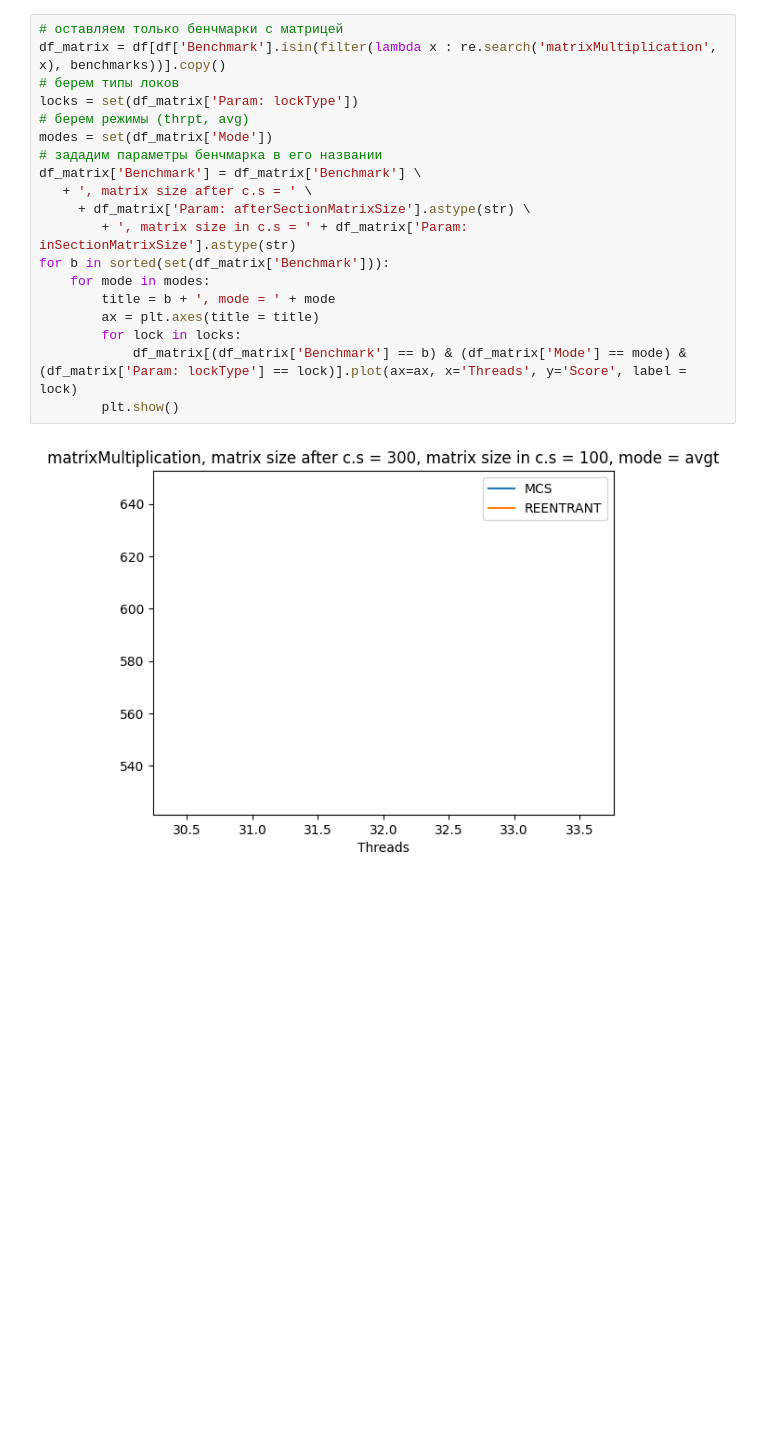
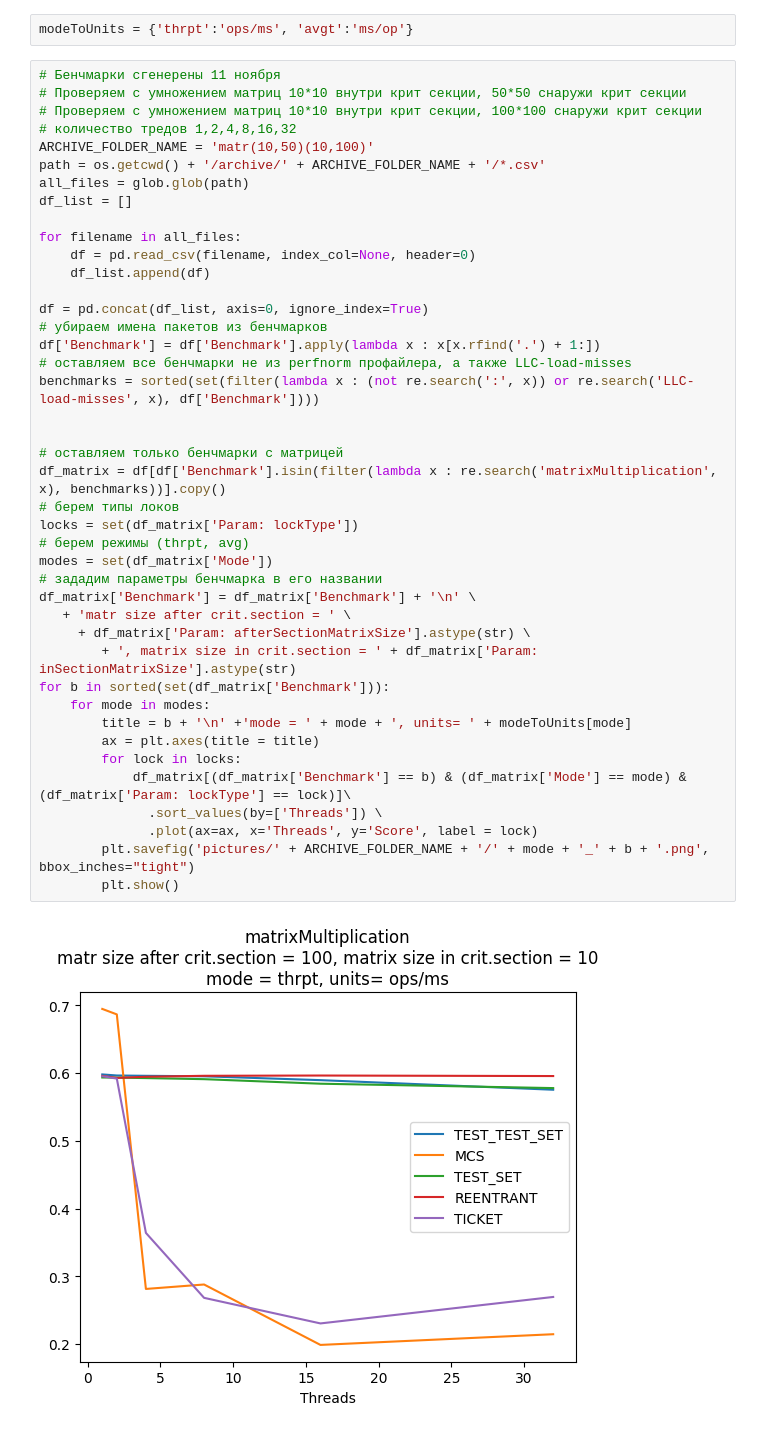
Before and after one commit to ricnorr/vthreads-numa-lock, a Jupyter notebook: scripts/benchmark_visualiser.ipynb, the cells around one changed output. Saved outputs shown, nothing was run; the diff lists cells and outputs as text; blank space fills up the shorter version.

Commit message:
changes in benchmark_visualiser

```diff
--- a/scripts/benchmark_visualiser.ipynb
+++ b/scripts/benchmark_visualiser.ipynb
@@ -25,21 +7,46 @@ import matplotlib.pyplot as plt
+# %%
+modeToUnits = {'thrpt':'ops/ms', 'avgt':'ms/op'}
 # %%
+# Бенчмарки сгенерены 11 ноября
+# Проверяем с умножением матриц 10*10 внутри крит секции, 50*50 снаружи крит секции
+# Проверяем с умножением матриц 10*10 внутри крит секции, 100*100 снаружи крит секции
+# количество тредов 1,2,4,8,16,32
+ARCHIVE_FOLDER_NAME = 'matr(10,50)(10,100)'
+path = os.getcwd() + '/archive/' + ARCHIVE_FOLDER_NAME + '/*.csv'
+all_files = glob.glob(path)
+df_list = []
+
+for filename in all_files:
+    df = pd.read_csv(filename, index_col=None, header=0)
+    df_list.append(df)
+
+df = pd.concat(df_list, axis=0, ignore_index=True)
+# убираем имена пакетов из бенчмарков
+df['Benchmark'] = df['Benchmark'].apply(lambda x : x[x.rfind('.') + 1:])
+# оставляем все бенчмарки не из perfnorm профайлера, а также LLC-load-misses
+benchmarks = sorted(set(filter(lambda x : (not re.search(':', x)) or re.search('LLC-load-misses', x), df['Benchmark'])))
+
+
 # оставляем только бенчмарки с матрицей
 df_matrix = df[df['Benchmark'].isin(filter(lambda x : re.search('matrixMultiplication', x), benchmarks))].copy()
 # берем типы локов
 locks = set(df_matrix['Param: lockType'])
 # берем режимы (thrpt, avg)
 modes = set(df_matrix['Mode'])
 # зададим параметры бенчмарка в его названии
-df_matrix['Benchmark'] = df_matrix['Benchmark'] \
-   + ', matrix size after c.s = ' \
+df_matrix['Benchmark'] = df_matrix['Benchmark'] + '\n' \
+   + 'matr size after crit.section = ' \
      + df_matrix['Param: afterSectionMatrixSize'].astype(str) \
-        + ', matrix size in c.s = ' + df_matrix['Param: inSectionMatrixSize'].astype(str)
+        + ', matrix size in crit.section = ' + df_matrix['Param: inSectionMatrixSize'].astype(str)
 for b in sorted(set(df_matrix['Benchmark'])):
     for mode in modes:
-        title = b + ', mode = ' + mode
+        title = b + '\n' +'mode = ' + mode + ', units= ' + modeToUnits[mode]
         ax = plt.axes(title = title)
         for lock in locks:
-            df_matrix[(df_matrix['Benchmark'] == b) & (df_matrix['Mode'] == mode) & (df_matrix['Param: lockType'] == lock)].plot(ax=ax, x='Threads', y='Score', label = lock)
+            df_matrix[(df_matrix['Benchmark'] == b) & (df_matrix['Mode'] == mode) & (df_matrix['Param: lockType'] == lock)]\
+              .sort_values(by=['Threads']) \
+              .plot(ax=ax, x='Threads', y='Score', label = lock)
+        plt.savefig('pictures/' + ARCHIVE_FOLDER_NAME + '/' + mode + '_' + b + '.png', bbox_inches="tight")
         plt.show()
 # %% [output]
-[figure, old version]
+[figure, new version]
```
Also changed, not shown: parts of 7 cells of this notebook.
